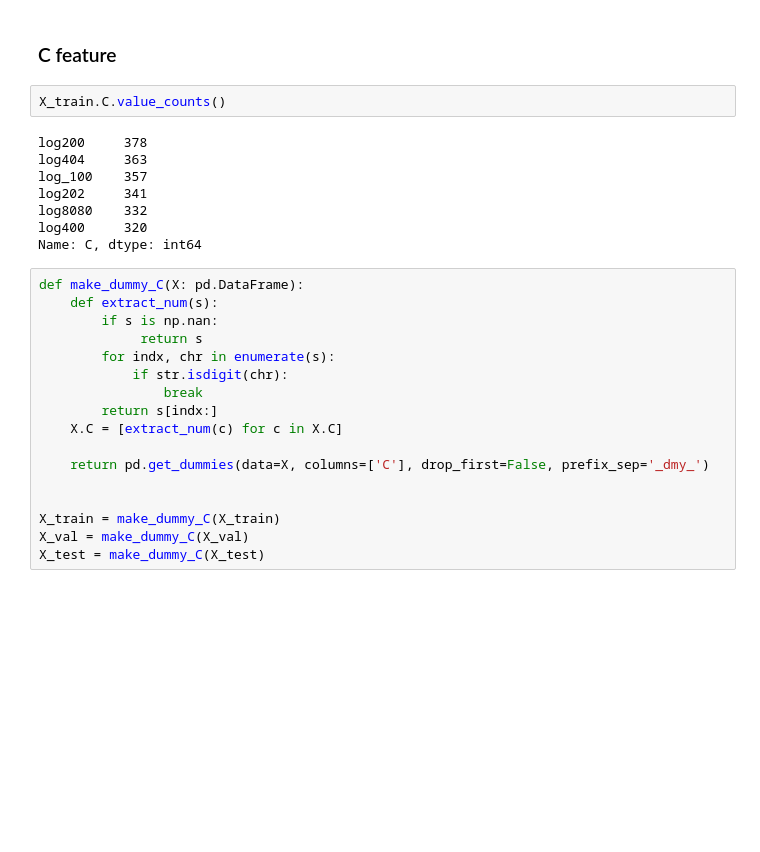
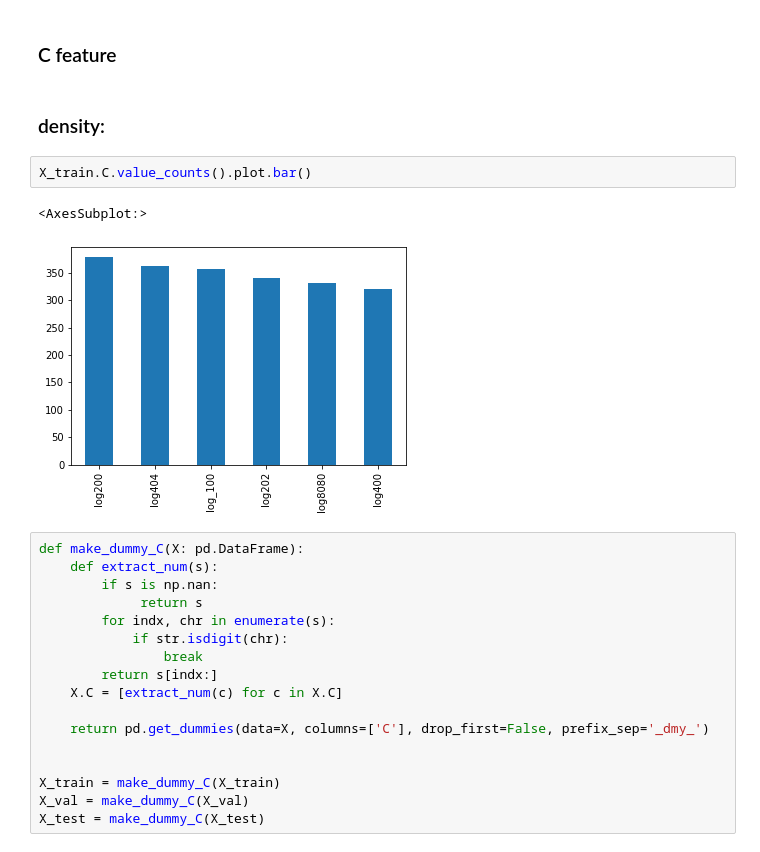
Before and after one commit to MrPupik/INTO_TO_ML, a Jupyter notebook: project/itay_nb.ipynb, the cells around one changed output. Saved outputs shown, nothing was run; the diff lists cells and outputs as text; blank space fills up the shorter version.

```diff
--- a/project/itay_nb.ipynb
+++ b/project/itay_nb.ipynb
@@ -415,15 +412,12 @@ Index(['num_of_admin_pages', 'admin_page_duration', 'num_of_info_pages',
 # %% [markdown]
 ### C feature
+# %% [markdown]
+### density:
 # %%
-X_train.C.value_counts()
+X_train.C.value_counts().plot.bar()
 # %% [output]
-log200     378
-log404     363
-log_100    357
-log202     341
-log8080    332
-log400     320
-Name: C, dtype: int64
+<AxesSubplot:>
+[figure, added]
 # %%
 def make_dummy_C(X: pd.DataFrame):
     def extract_num(s):
```
Also changed, not shown: parts of 80 cells of this notebook.
